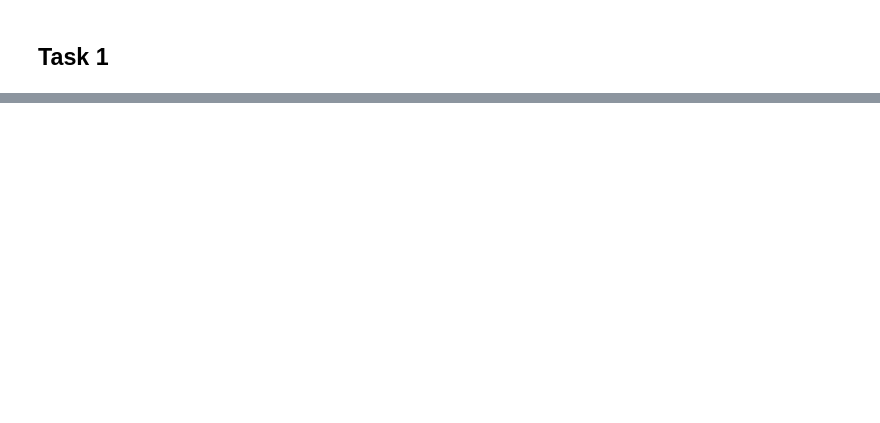
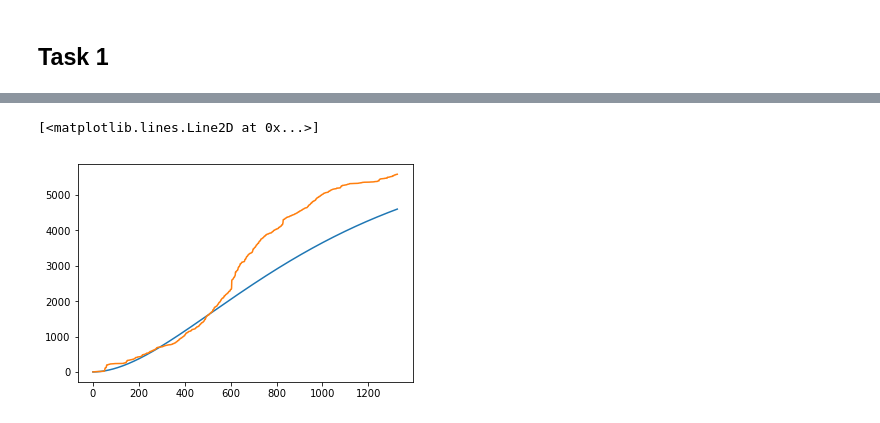
Before and after one commit to Lolik111/advstat-labs, a Jupyter notebook: Lab08/L08.ipynb, the cells around one changed output, grey strips where cells are left out. Drawn from its saved outputs; the diff is of its cells as text; code cells hidden in the pictures; blank space fills up the shorter version.

```diff
--- a/Lab08/L08.ipynb
+++ b/Lab08/L08.ipynb
@@ -38,7 +38 @@ y5 : median: 6.181755 , error: 0.44881045643
-# %%
-def lr(A, b):
-    '''Linear regression'''
-    model = LinearRegression()
-    model.fit(A, b)
-    return model.coef_, model.intercept_
 # %%
@@ -66,0 +113,12 @@ ValueError: operands could not be broadcast together with shapes (2,) (1000,29)
+# %%
+sample_size = 1000
+B = 1000
+bs_coefs = []
+for i in range(B):
+#     start_ind = np.random.randint(0, len(time) - sample_size * 2)
+    bst = np.random.choice(np.array(range(0, len(time))), sample_size, replace=False)
+    bst = np.sort(bst)
+    t = time[bst]
+    b = np.cumsum(bugpd[bst])
+    bs_coefs.append(optimize(t, b))
+bs_coefs = np.array(bs_coefs)
@@ -66,0 +138,6 @@ ValueError: operands could not be broadcast together with shapes (2,) (1000,29)
+# %%
+plt.plot(gos(b_m[0], b_m[1], time))
+plt.plot(bugs)
+# %% [output]
+[<matplotlib.lines.Line2D at 0x...>]
+[figure, added]
```
Also changed, not shown: parts of 6 cells of this notebook.
